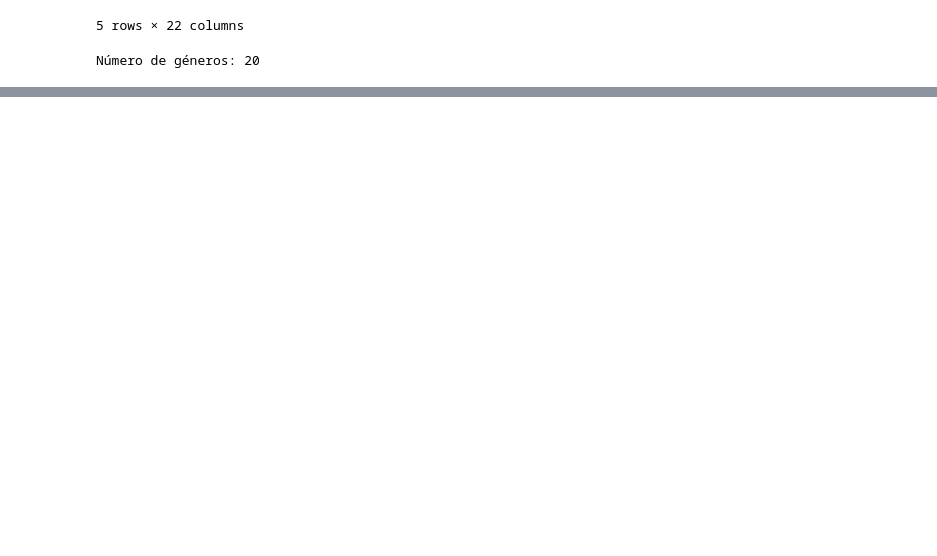
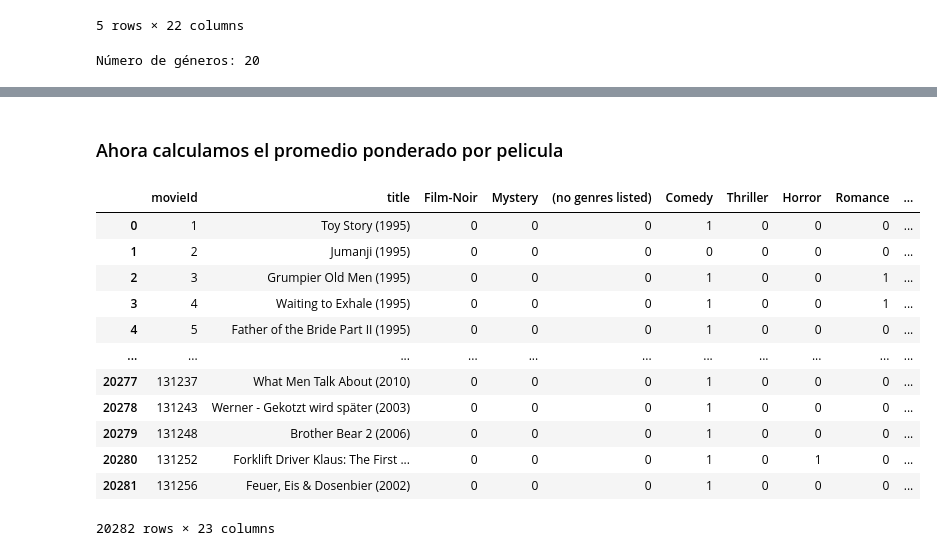
Before and after one commit to JuanDiegoGonzalez/Taller1SisRec, a Jupyter notebook: models/preprocessing.ipynb, the cells around one changed output, grey strips where cells are left out. Saved outputs shown, nothing was run; the diff lists cells and outputs as text; code cells hidden in the pictures; blank space fills up the shorter version.

```diff
--- a/models/preprocessing.ipynb
+++ b/models/preprocessing.ipynb
@@ -293,0 +429,24 @@ Número de géneros: 20
+# %% [markdown]
+### Ahora calculamos el promedio ponderado por pelicula
+# %%
+average_ratings = ratings_sample.groupby("item_id")["rating"].mean().reset_index()
+
+movies_sample = movies_sample.merge(average_ratings, left_on="movieId", right_on="item_id", how="left")
+
+movies_sample = movies_sample.rename(columns={"rating": "average_rating"}).drop(columns=["item_id"])
+
+movies_sample
+# %% [output]
+|  | movieId | title | Film-Noir | Mystery | (no genres listed) | Comedy | Thriller | Horror | Romance | ... |
+| 0 | 1 | Toy Story (1995) | 0 | 0 | 0 | 1 | 0 | 0 | 0 | ... |
+| 1 | 2 | Jumanji (1995) | 0 | 0 | 0 | 0 | 0 | 0 | 0 | ... |
+| 2 | 3 | Grumpier Old Men (1995) | 0 | 0 | 0 | 1 | 0 | 0 | 1 | ... |
+| 3 | 4 | Waiting to Exhale (1995) | 0 | 0 | 0 | 1 | 0 | 0 | 1 | ... |
+| 4 | 5 | Father of the Bride Part II (1995) | 0 | 0 | 0 | 1 | 0 | 0 | 0 | ... |
+| ... | ... | ... | ... | ... | ... | ... | ... | ... | ... | ... |
+| 20277 | 131237 | What Men Talk About (2010) | 0 | 0 | 0 | 1 | 0 | 0 | 0 | ... |
+| 20278 | 131243 | Werner - Gekotzt wird später (2003) | 0 | 0 | 0 | 1 | 0 | 0 | 0 | ... |
+| 20279 | 131248 | Brother Bear 2 (2006) | 0 | 0 | 0 | 1 | 0 | 0 | 0 | ... |
+| 20280 | 131252 | Forklift Driver Klaus: The First ... | 0 | 0 | 0 | 1 | 0 | 1 | 0 | ... |
+| 20281 | 131256 | Feuer, Eis & Dosenbier (2002) | 0 | 0 | 0 | 1 | 0 | 0 | 0 | ... |
+20282 rows × 23 columns
```
Also changed, not shown: parts of 31 cells of this notebook, 9 other files.
